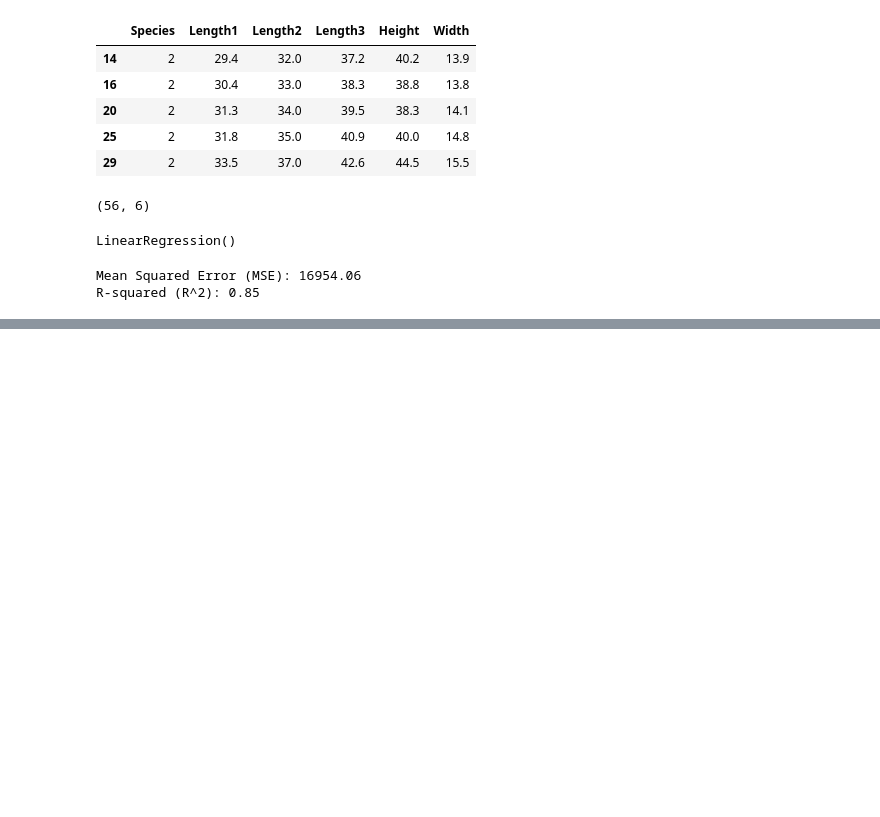
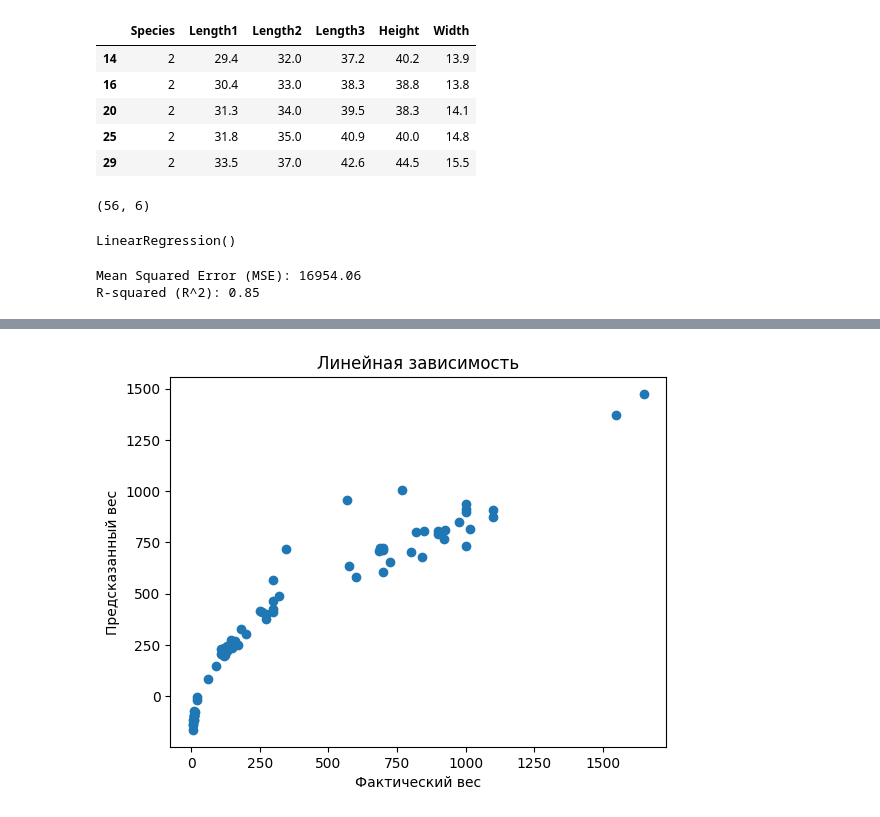
Before and after one commit to AlexanderKuznetsov03/DataScince, a Jupyter notebook: Practice.ipynb, the cells around one changed output, grey strips where cells are left out. Saved outputs shown, nothing was run; the diff lists cells and outputs as text; code cells hidden in the pictures; blank space fills up the shorter version.

```diff
--- a/Practice.ipynb
+++ b/Practice.ipynb
@@ -157,3 +157,8 @@ Covariance Type:            nonrobust
 
 Notes:
 [1] Standard Errors assume that the covariance matrix of the errors is correctly specified.
+# %%
+print("Коэффициенты регрессии:")
+print("Intercept:", model.intercept_)
+print("Коэффициенты:", model.coef_)
+p_df['Predicted_Weight'] = model.predict(X)
@@ -159,0 +178,8 @@ Notes:
+# %%
+plt.scatter(p_df['Weight'], p_df['Predicted_Weight'])
+plt.xlabel('Фактический вес')
+plt.ylabel('Предсказанный вес')
+plt.title('Линейная зависимость')
+plt.show()
+# %% [output]
+[figure, added]
```
Also changed, not shown: parts of 7 cells of this notebook.
